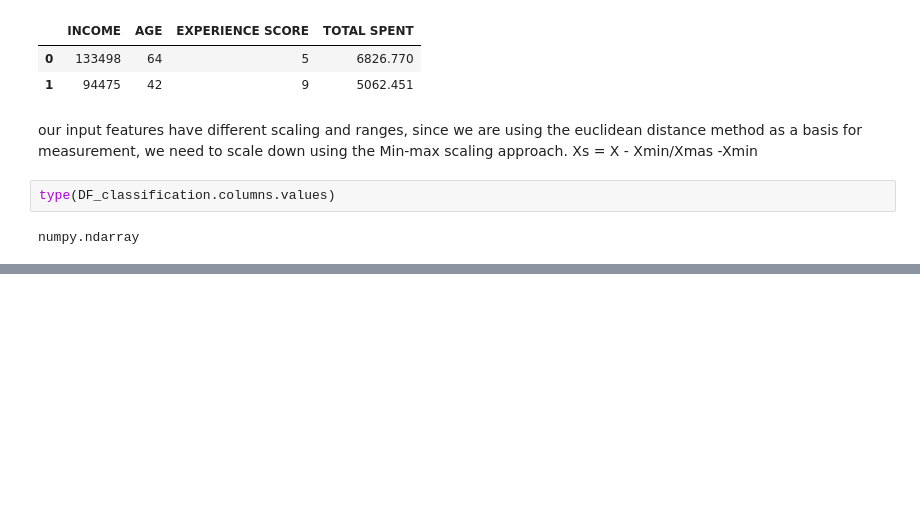
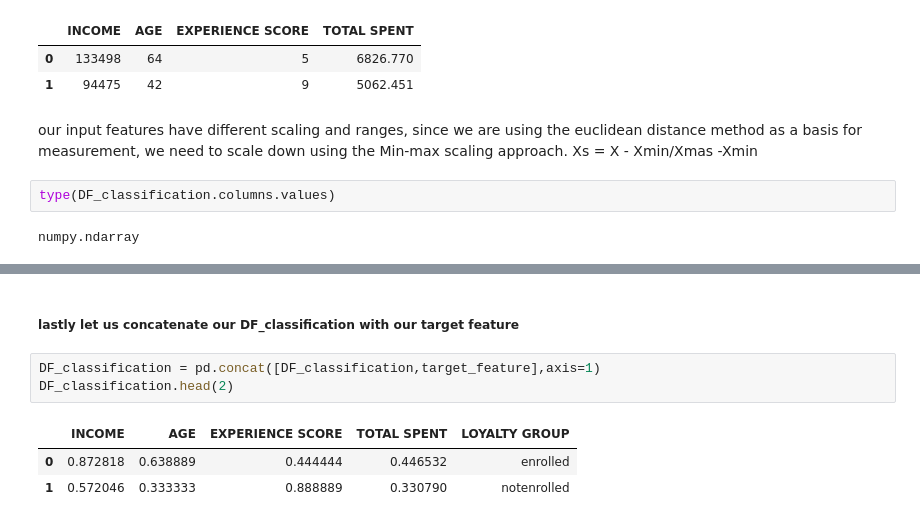
Before and after one commit to okeks/classification-supervised-, a Jupyter notebook: Retailer X Classification Analysis-Supervised Learning.ipynb, the cells around one changed output, grey strips where cells are left out. Saved outputs shown, nothing was run; the diff lists cells and outputs as text; blank space fills up the shorter version.

```diff
--- a/Retailer X Classification Analysis-Supervised Learning.ipynb
+++ b/Retailer X Classification Analysis-Supervised Learning.ipynb
@@ -758,0 +790,9 @@ numpy.ndarray
+# %% [markdown]
+##### lastly let us concatenate our DF_classification with our target feature
+# %%
+DF_classification = pd.concat([DF_classification,target_feature],axis=1)
+DF_classification.head(2)
+# %% [output]
+|  | INCOME | AGE | EXPERIENCE SCORE | TOTAL SPENT | LOYALTY GROUP |
+| 0 | 0.872818 | 0.638889 | 0.444444 | 0.446532 | enrolled |
+| 1 | 0.572046 | 0.333333 | 0.888889 | 0.330790 | notenrolled |
```
Also changed, not shown: parts of 9 cells of this notebook.
